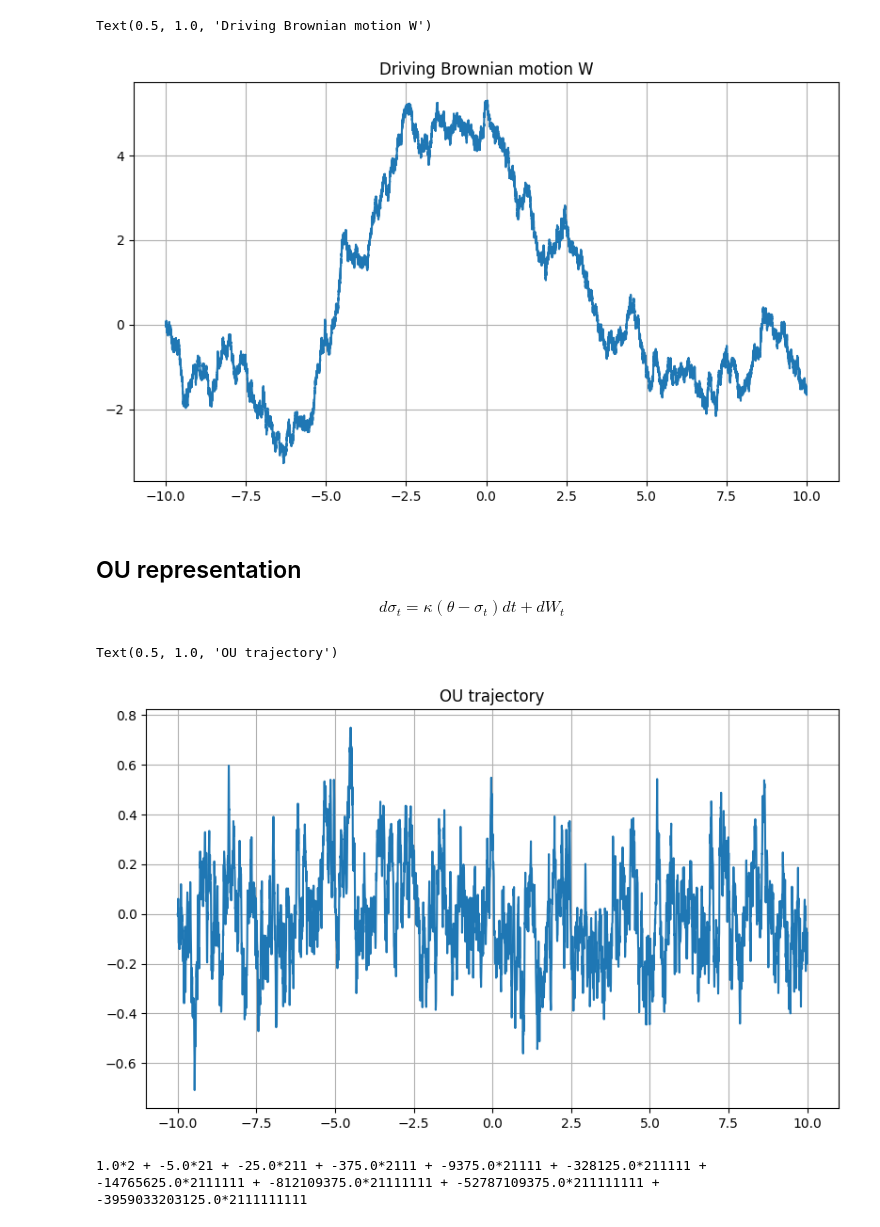
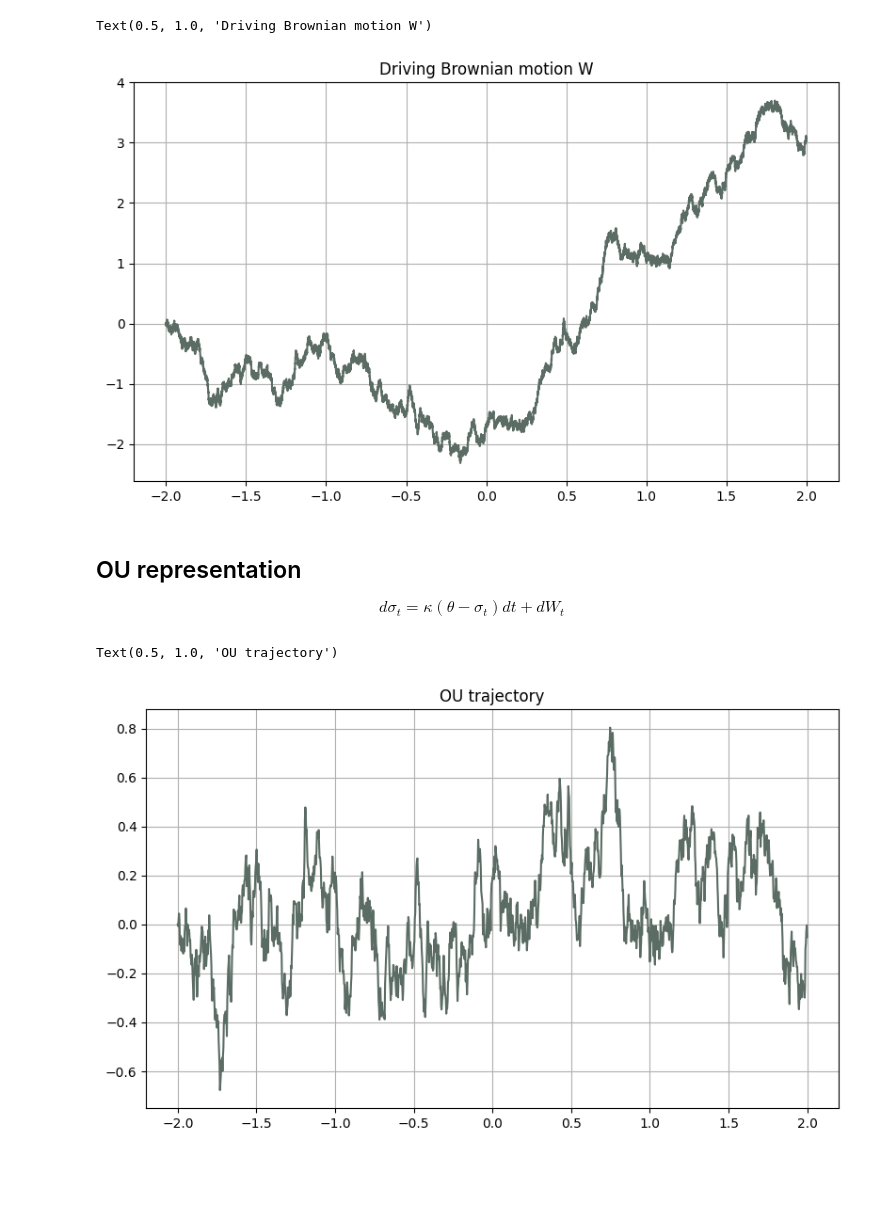
Before and after one commit to MrG1raffe/signature, a Jupyter notebook: notebooks/Representations.ipynb, the cells around one changed output. Saved outputs shown, nothing was run; the diff lists cells and outputs as text; code cells hidden in the pictures; blank space fills up the shorter version.

```diff
--- a/notebooks/Representations.ipynb
+++ b/notebooks/Representations.ipynb
@@ -6,6 +6,7 @@ if "../.." not in sys.path:
     sys.path.append("../..")
 
 import numpy as np
+import matplotlib
 import matplotlib.pyplot as plt
 import json
 from signature.signature.tensor_algebra import TensorAlgebra
@@ -14,7 +15,10 @@ from signature.signature.stationary_signature import stationary_signature_from_p
 from signature.signature.expected_signature import expected_signature, expected_stationary_signature
 from scipy.optimize import minimize
 
+green = "#5b6c64"
+copper = "#B56246"
 plt.rcParams["figure.figsize"]        = ((1 + np.sqrt(5)) / 2 * 5, 5)
 plt.rcParams["figure.autolayout"]     = True
 plt.rcParams["patch.force_edgecolor"] = False
 plt.rcParams["axes.grid"]             = True
+plt.rcParams['axes.prop_cycle']       = matplotlib.cycler(color=[green, copper, "#322B4D", "#28BC9C", "#71074E"])
@@ -29,8 +36,8 @@ Wall time: 7min 49s
 # %%
 points_per_day = 20
-T = 10
+T = 2
 
-t_grid = np.linspace(-10, T, points_per_day * T * 365 + 1)
+t_grid = np.linspace(-T, T, points_per_day * 2 * T * 365 + 1)
 
 rng = np.random.default_rng(seed=42)
 W = np.concatenate([[0], np.cumsum(rng.normal(size=len(t_grid) - 1) * np.sqrt(np.diff(t_grid)))])
@@ -41,7 +48,7 @@ ax.plot(t_grid, W)
 ax.set_title("Driving Brownian motion W")
 # %% [output]
 Text(0.5, 1.0, 'Driving Brownian motion W')
-[figure, old version]
+[figure, new version]
 # %% [markdown]
 ## OU representation
 
@@ -65,16 +69,14 @@ S = np.exp(X)
 # %%
 t_daily = t_grid[::points_per_day]
-S_daily = S[::points_per_day]
-X_daily = X[::points_per_day]
 W_daily = W[::points_per_day]
 ou_daily = ou[::points_per_day]
 
 fig, ax = plt.subplots()
 ax.plot(t_daily, ou_daily)
 ax.set_title("OU trajectory")
 # %% [output]
 Text(0.5, 1.0, 'OU trajectory')
-[figure, old version]
+[figure, new version]
 # %%
 path = np.vstack([t_daily, W_daily]).T
 path_pos = np.vstack([t_daily[t_daily >= 0], W_daily[t_daily >= 0]]).T
@@ -96,12 +102,0 @@ _221 = ta.from_dict({"221": 1}, trunc=N)
-# %%
-l_kappa = _2 * 1
-tmp = _2 * 1
-
-for i in range(N):
-    tmp.update(tmp * (-kappa) + G(tmp) * lam)
-    tmp.update(tmp.tensor_prod(_1))
-    l_kappa.update(l_kappa + tmp)
-
-ta.print(l_kappa)
-# %% [output]
-1.0*2 + -5.0*21 + -25.0*211 + -375.0*2111 + -9375.0*21111 + -328125.0*211111 + -14765625.0*2111111 + -812109375.0*21111111 + -52787109375.0*211111111 + -3959033203125.0*2111111111
```
Also changed, not shown: parts of 25 cells of this notebook, 1 other file.
